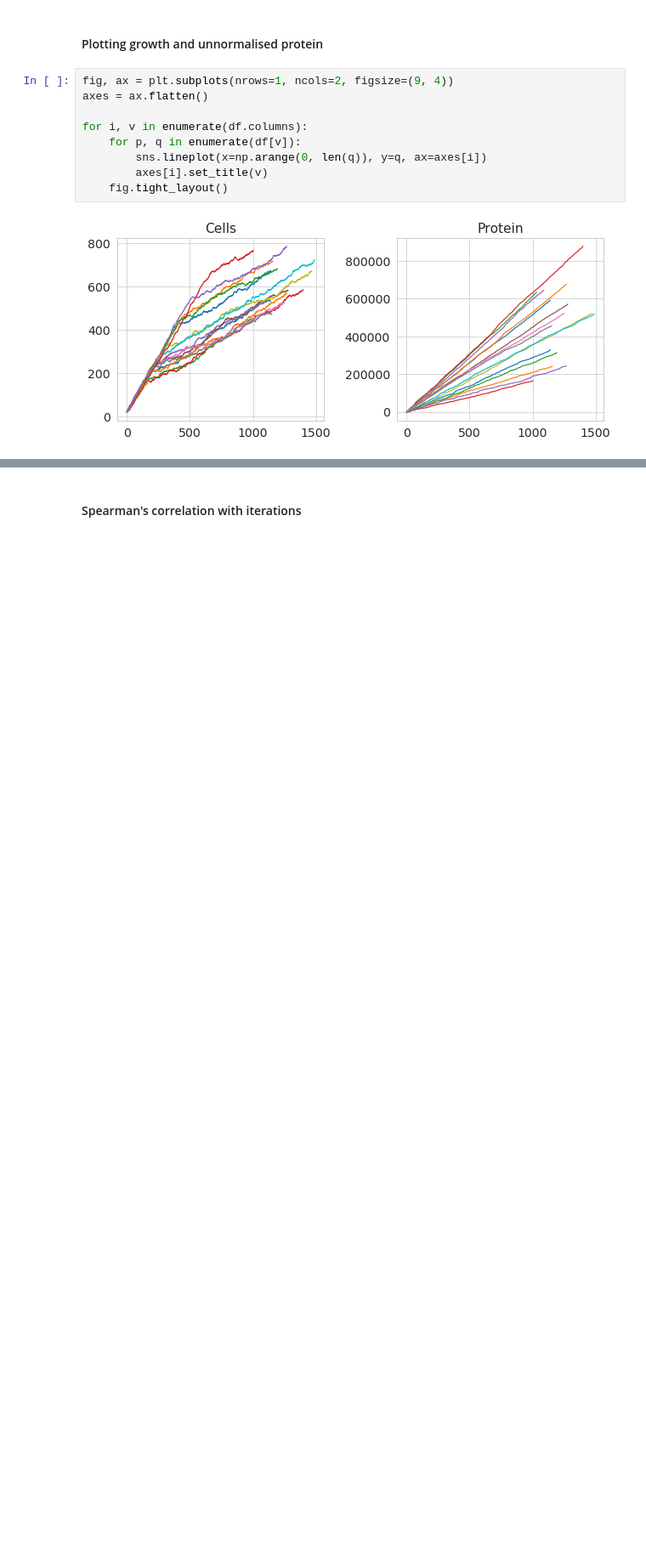
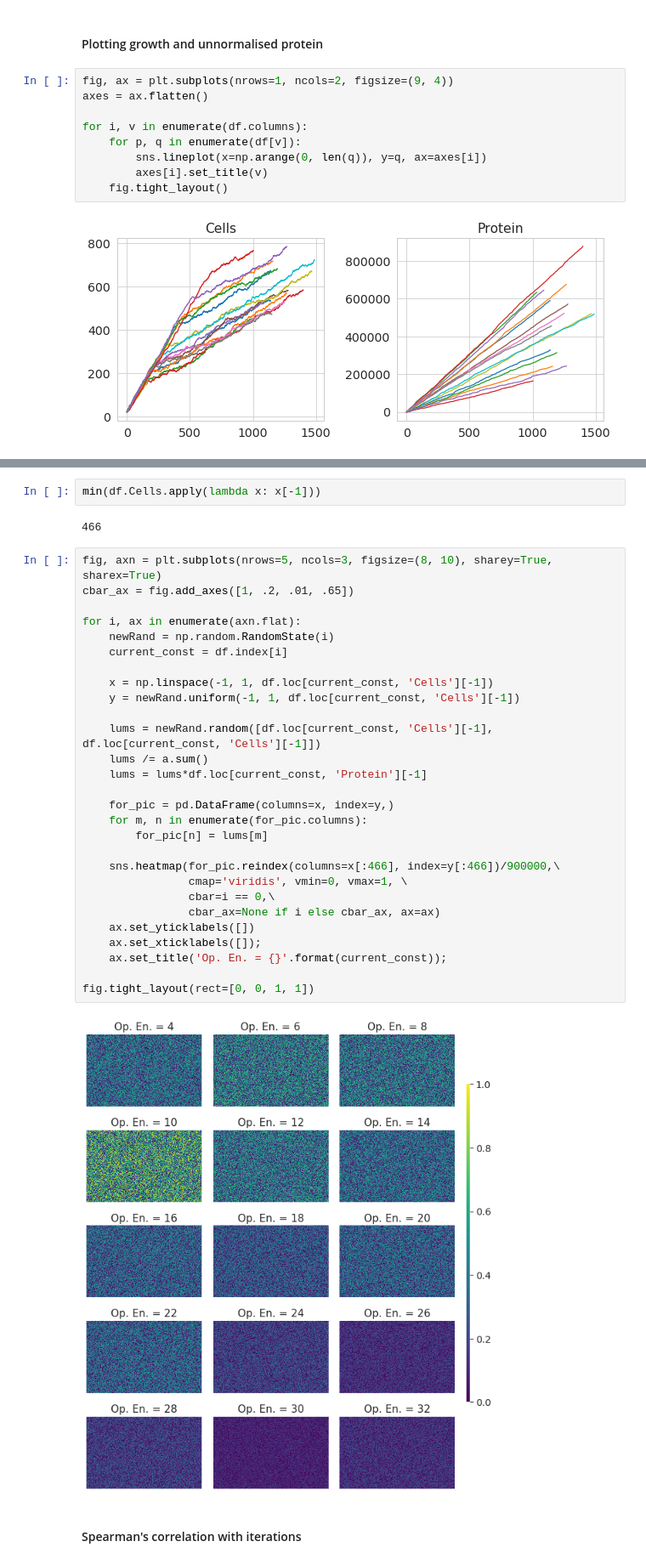
Before and after one commit to Gardner-BinfLab/TIsigner_paper_2019, a Jupyter notebook: Simulation.ipynb, the cells around one changed output, grey strips where cells are left out. Shown at 85% size. Drawn from its saved outputs; the diff is of its cells as text; blank space fills up the shorter version.

Commit message:
Simulation of protein production

```diff
--- a/Simulation.ipynb
+++ b/Simulation.ipynb
@@ -162,3 +164,37 @@ for i, v in enumerate(df.columns):
+# %%
+min(df.Cells.apply(lambda x: x[-1]))
+# %% [output]
+466
+# %%
+fig, axn = plt.subplots(nrows=5, ncols=3, figsize=(8, 10), sharey=True, sharex=True)
+cbar_ax = fig.add_axes([1, .2, .01, .65])
+
+for i, ax in enumerate(axn.flat):
+    newRand = np.random.RandomState(i)
+    current_const = df.index[i]
+
+    x = np.linspace(-1, 1, df.loc[current_const, 'Cells'][-1])
+    y = newRand.uniform(-1, 1, df.loc[current_const, 'Cells'][-1])
+
+    lums = newRand.random([df.loc[current_const, 'Cells'][-1], df.loc[current_const, 'Cells'][-1]])
+    lums /= a.sum()
+    lums = lums*df.loc[current_const, 'Protein'][-1]
+
+    for_pic = pd.DataFrame(columns=x, index=y,)
+    for m, n in enumerate(for_pic.columns):
+        for_pic[n] = lums[m]
+
+    sns.heatmap(for_pic.reindex(columns=x[:466], index=y[:466])/900000,\
+                cmap='viridis', vmin=0, vmax=1, \
+                cbar=i == 0,\
+                cbar_ax=None if i else cbar_ax, ax=ax)
+    ax.set_yticklabels([])
+    ax.set_xticklabels([]);
+    ax.set_title('Op. En. = {}'.format(current_const));
+
+fig.tight_layout(rect=[0, 0, 1, 1])
+# %% [output]
+[figure, added]
 # %% [markdown]
 #### Spearman's correlation with iterations
 # %%
```
Also changed, not shown: parts of 2 cells of this notebook.
